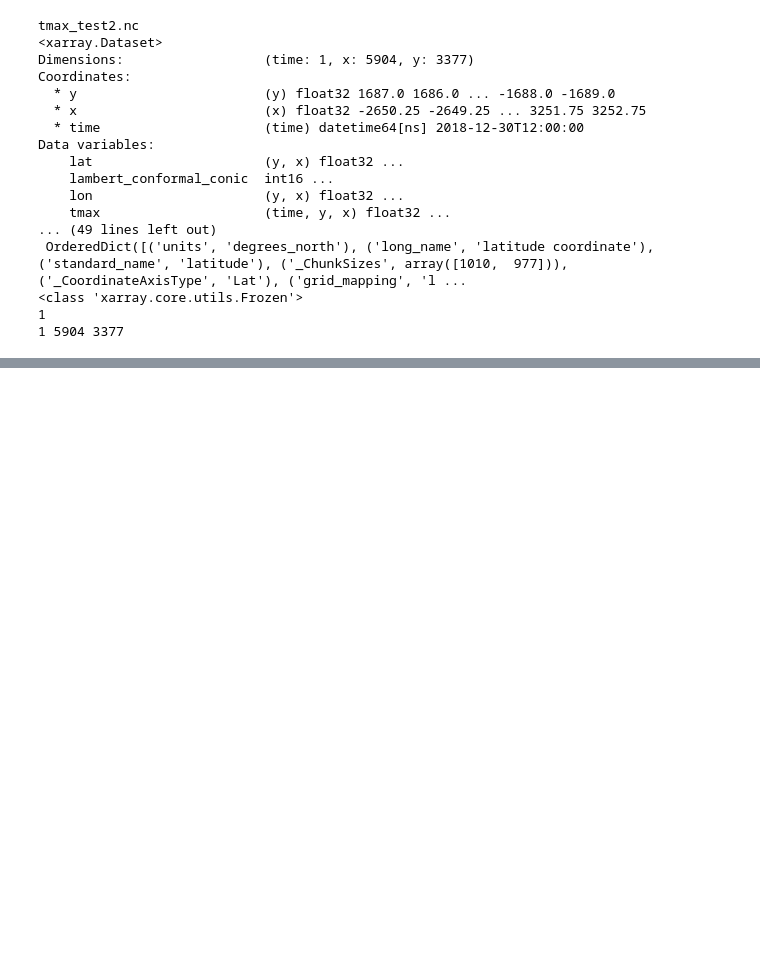
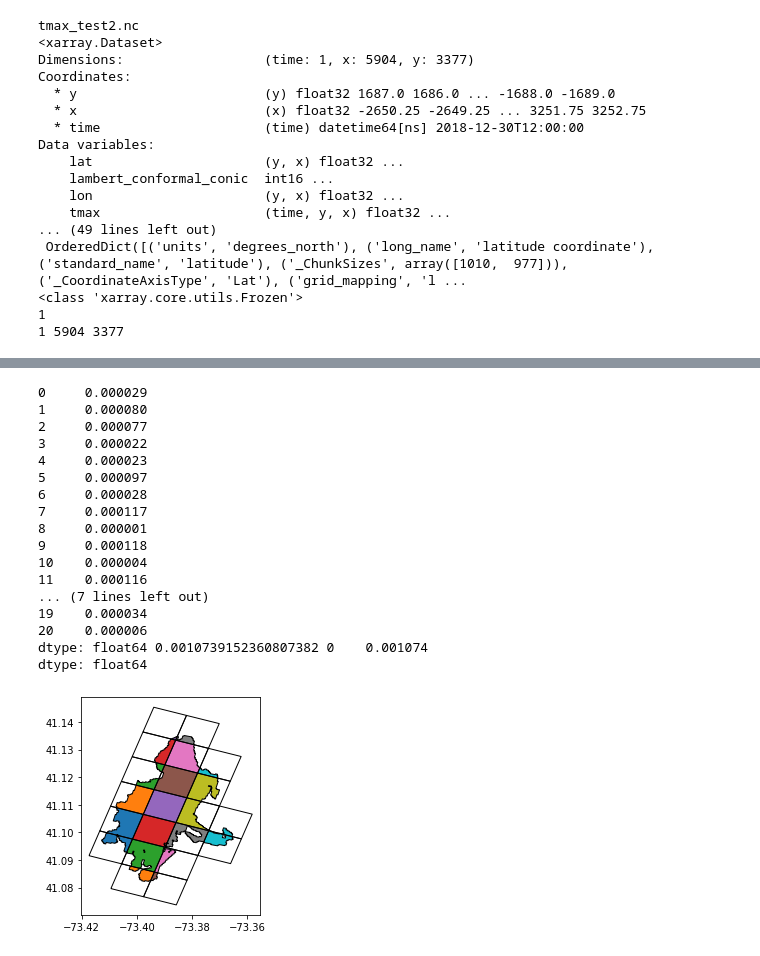
Before and after one commit to nhm-usgs/onhm-fetcher-parser, a Jupyter notebook: notebooks/Daymet_test_1.ipynb, the cells around one changed output, grey strips where cells are left out. Cells and saved outputs as stored; diff of their text form; code cells hidden in the pictures; blank space fills up the shorter version.

```diff
--- a/notebooks/Daymet_test_1.ipynb
+++ b/notebooks/Daymet_test_1.ipynb
@@ -223,0 +411,46 @@ np.nanmean(ptmax_1.values)
+# %%
+
+import csv
+tcount = 0
+with open('tmp_weights.csv', 'w', newline='') as f:
+    writer = csv.writer(f, delimiter=',', quotechar='"', quoting=csv.QUOTE_MINIMAL)
+    for index, row in gdf.iterrows():
+        count = 0
+        if tcount == 0:
+            writer.writerow(['grid_ids', 'hru_id_nat', 'w'])
+        possible_matches_index = list(spatial_index.intersection(row['geometry'].bounds))
+        possible_matches = ncfcells.iloc[possible_matches_index]
+        precise_matches = possible_matches[possible_matches.intersects(row['geometry'])]
+        res_intersection = gpd.overlay(gdf.loc[[index]], precise_matches, how='intersection')
+        for nindex, row in res_intersection.iterrows():
+            tmpfloat = np.float(res_intersection.area.iloc[nindex]/gdf.loc[[index], 'geometry'].area)
+            writer.writerow([np.int(precise_matches.index[count]), np.int(row['hru_id_nat']), tmpfloat])
+            count += 1
+        tcount += 1
+        if tcount == 1:
+            break
+        print(tcount, index)
+# %%
+ax = res_intersection.plot(cmap='tab10')
+ax = gdf.loc[[0], 'geometry'].plot(ax=ax, facecolor='none', edgecolor='k')
+precise_matches.plot(ax=ax, facecolor='none', edgecolor='k')
+print(res_intersection.area, np.sum(res_intersection.area), gdf.loc[[0], 'geometry'].area)
+# %% [output]
+0     0.000029
+1     0.000080
+2     0.000077
+3     0.000022
+4     0.000023
+5     0.000097
+6     0.000028
+7     0.000117
+8     0.000001
+9     0.000118
+10    0.000004
+11    0.000116
+... (7 lines left out)
+19    0.000034
+20    0.000006
+dtype: float64 0.0010739152360807382 0    0.001074
+dtype: float64
+[figure, added]
```
Also changed, not shown: parts of 38 cells of this notebook, 11 other files.
